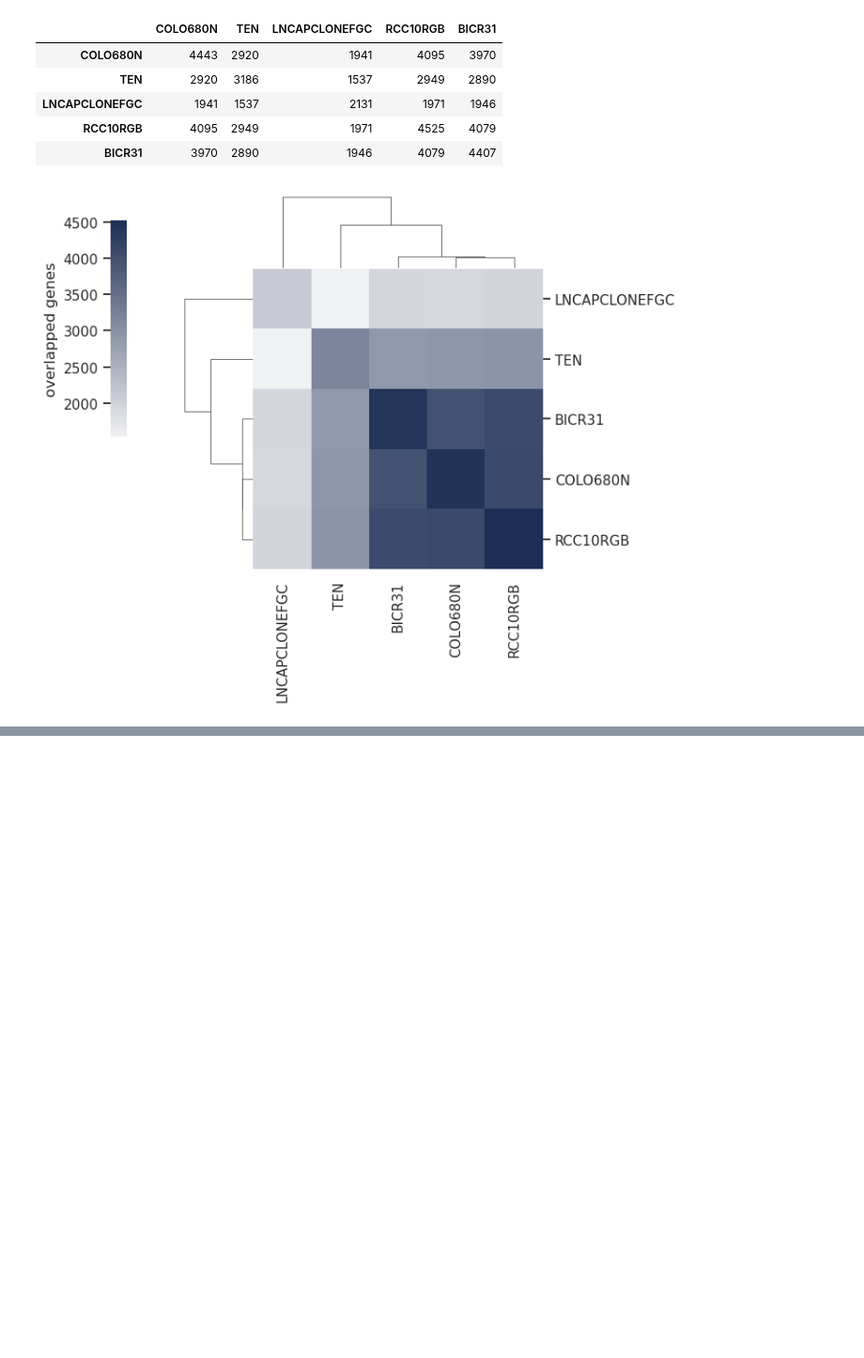
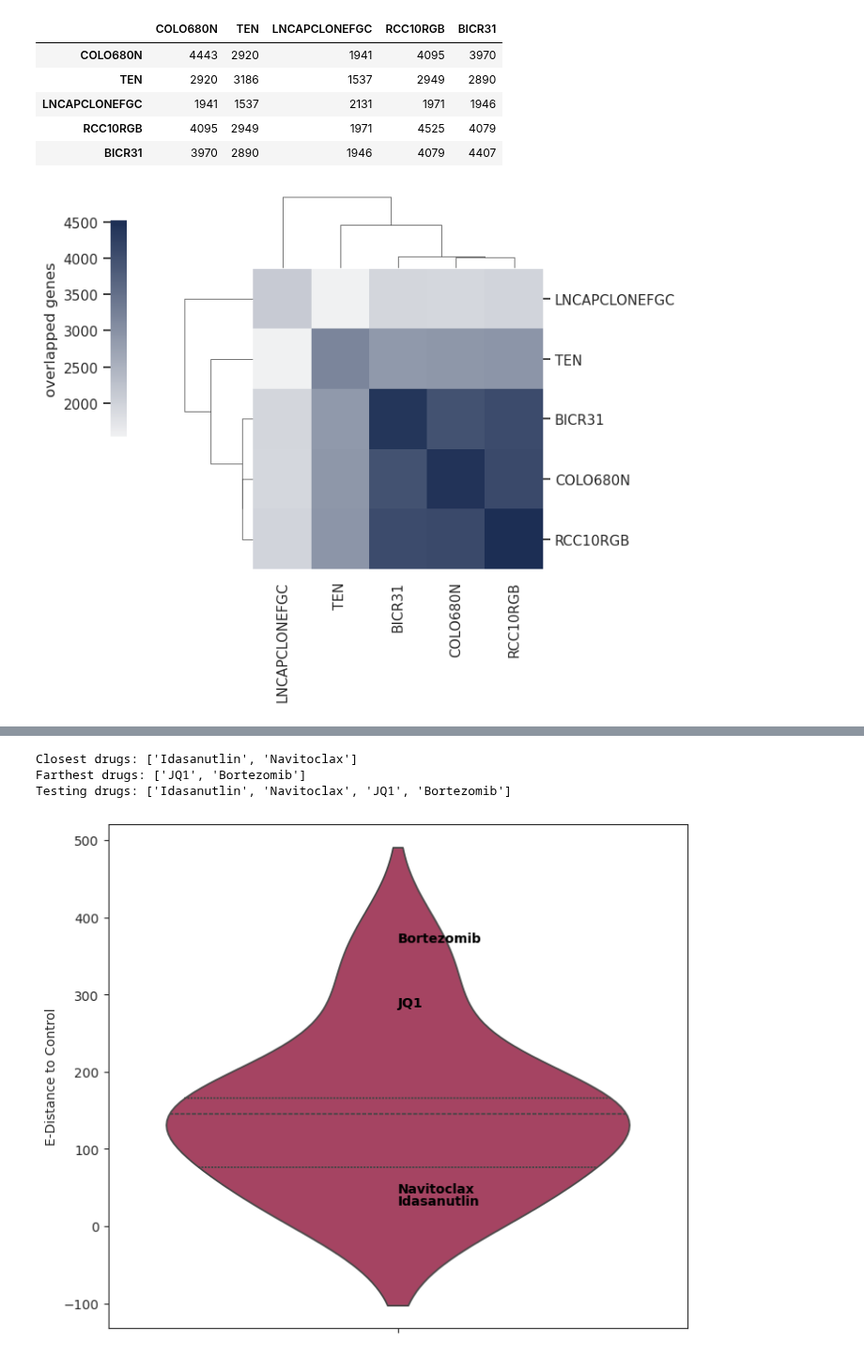
Before and after one commit to reem12345/Cell-Type-Specific-Graphs, a Jupyter notebook: Data_Notebooks/McFarland_graphs.ipynb, the cells around one changed output, grey strips where cells are left out. Shown at 94% size. Saved outputs shown, nothing was run; the diff lists cells and outputs as text; code cells hidden in the pictures; blank space fills up the shorter version.

```diff
--- a/Data_Notebooks/McFarland_graphs.ipynb
+++ b/Data_Notebooks/McFarland_graphs.ipynb
@@ -395,0 +446,70 @@ sns.set()
+# %%
+from scperturb import *
+estats = edist_to_control(adata, obs_key='condition', obsm_key='X_pca', dist='sqeuclidean')
+# Sort the Series in ascending order:
+if 'control' in estats.index:
+    control_values = estats.drop('control')
+sorted_control = control_values.sort_values(by = 'distance' , ascending=True)
+
+# The 7 drugs with the smallest values are the closest to control
+closest_drugs = sorted_control.head(2).index.tolist()
+
+# The 7 drugs with the highest values are the farthest from control
+farthest_drugs = sorted_control.tail(2).index.tolist()
+
+# Combine them into a single list if desired
+testing_drugs = closest_drugs + farthest_drugs
+
+print("Closest drugs:", closest_drugs)
+print("Farthest drugs:", farthest_drugs)
+print("Testing drugs:", testing_drugs)
+# %% [output]
+Closest drugs: ['Idasanutlin', 'Navitoclax']
+Farthest drugs: ['JQ1', 'Bortezomib']
+Testing drugs: ['Idasanutlin', 'Navitoclax', 'JQ1', 'Bortezomib']
+# %%
+import matplotlib.pyplot as plt
+import seaborn as sns
+import pandas as pd
+
+def plot_distance_violin(sorted_control, num_selected=2, text_offset=0.1):
+    """
+    Plots the distance distribution of drugs from the control group as a violin plot,
+    highlighting the top `num_selected` closest and farthest drugs while avoiding text overlap.
+
+    Parameters:
+    - sorted_control: Pandas DataFrame with 'distance' column (sorted in ascending order)
+    - num_selected: Number of closest and farthest drugs to highlight
+    - text_offset: Vertical offset to prevent text overlap
+    """
+
+    # Extract distances
+    distances = sorted_control['distance'].values
+
+    # Extract selected drug names and distances
+    closest_drugs = sorted_control.index[:num_selected].tolist()
+    farthest_drugs = sorted_control.index[-num_selected:].tolist()
+    closest_distances = sorted_control['distance'][:num_selected].tolist()
+    farthest_distances = sorted_control['distance'][-num_selected:].tolist()
+    # Plot violin plot
+    plt.figure(figsize=(8, 7))
+    sns.violinplot(y=distances, color='#B5345C', inner="quartile")
+
+    # Annotate closest drugs (adjusting y position to avoid overlap)
+    for i, (drug, dist) in enumerate(zip(closest_drugs, closest_distances)):
+        plt.text(x = 0, y=dist , s=drug, color="black", fontsize=10, fontweight="bold", verticalalignment='bottom')
+
+    # Annotate farthest drugs (adjusting y position to avoid overlap)
+    for i, (drug, dist) in enumerate(zip(farthest_drugs, farthest_distances)):
+        plt.text(x = 0, y=dist, s=drug, color="black", fontsize=10, fontweight="bold", verticalalignment='bottom')
+
+    # Labels and title
+    plt.ylabel("E-Distance to Control")
+    # Show plot
+    plt.savefig('distance_dist.pdf', bbox_inches="tight", dpi=300)
+    plt.show()
+
+# Example usage (assuming `sorted_control` is a DataFrame with a 'distance' column sorted in ascending order)
+plot_distance_violin(sorted_control)
+# %% [output]
+[figure, added]
```
Also changed, not shown: parts of 8 cells of this notebook.
